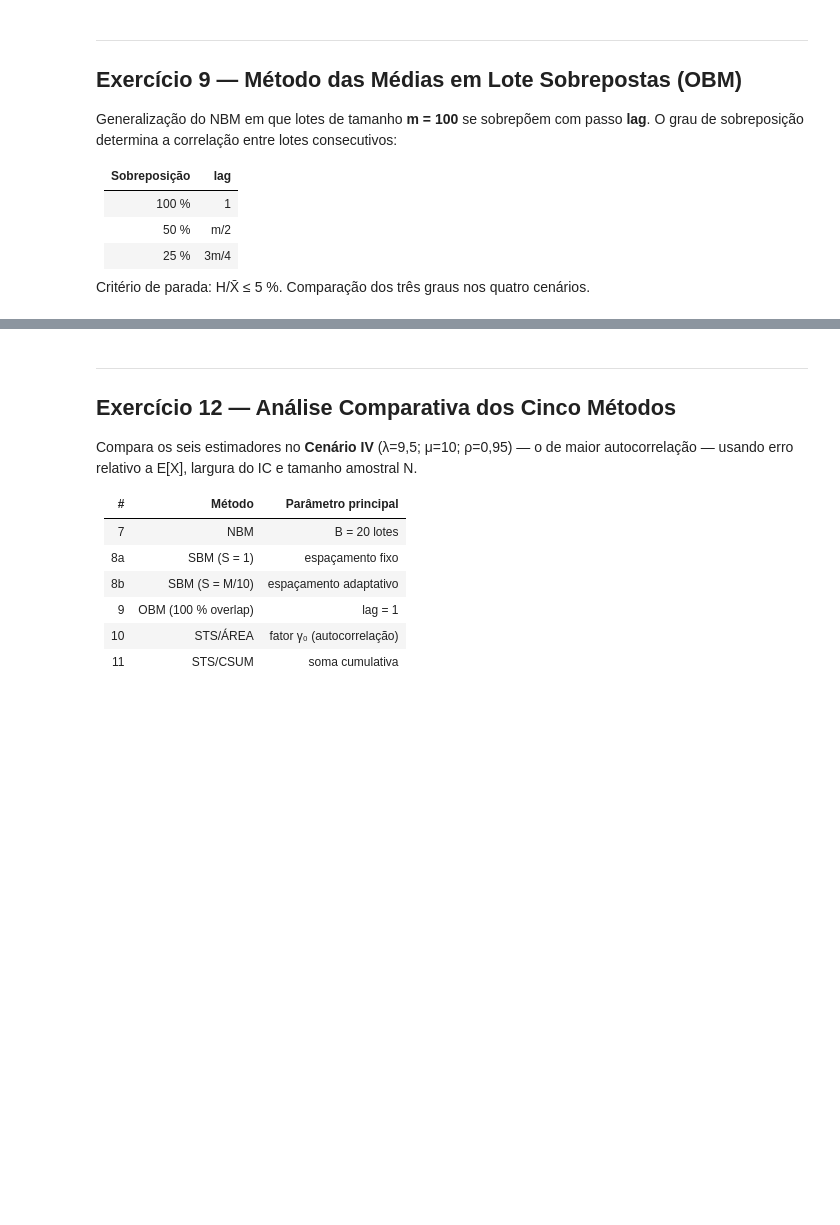
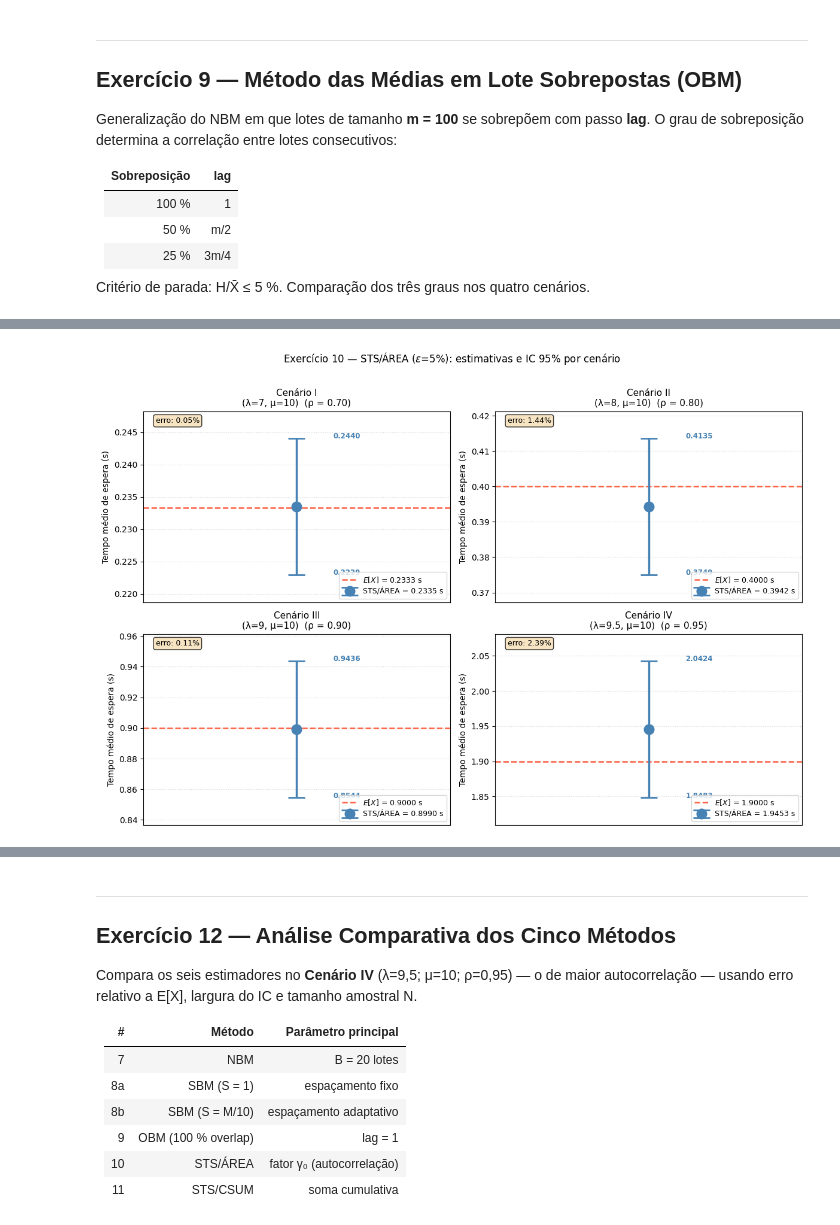
Before and after one commit to carolfmayca/avd-ram, a Jupyter notebook: mm1.ipynb, the cells around one changed output, grey strips where cells are left out. Drawn from its saved outputs; the diff is of its cells as text; code cells hidden in the pictures; blank space fills up the shorter version.

```diff
--- a/mm1.ipynb
+++ b/mm1.ipynb
@@ -863,7 +893,7 @@ scenarios = [(7.0, 10.0, "I"), (8.0, 10.0, "II"), (9.0, 10.0, "III"), (9.5, 10.0
 results = []
 for lam, mu, label in scenarios:
     results.append(
-        nbm_simulation(lam, mu, B=20, epsilon=0.05, seed=SEED + int(lam * 10))
+        nbm_simulation(lam, mu, B_init=20, epsilon=0.05, seed=SEED + int(lam * 10))
     )
 
 W = 10
@@ -1416,5 +1505,5 @@ def sts_area_simulation(lam, mu, epsilon=0.05, seed=None):
 # %%
-# lote = 100, M cresce de 10 em 10, ε = 5%, cenários I–IV
+# B = 20 lotes fixos, M cresce de 50 em 50, ε = 5%, cenários I–IV
 scenarios = [(7.0, 10.0, "I"), (8.0, 10.0, "II"), (9.0, 10.0, "III"), (9.5, 10.0, "IV")]
 
 results_sts = []
@@ -1422,7 +1511,7 @@ for lam, mu, label in scenarios:
     results_sts.append(sts_area_simulation(lam, mu, seed=SEED + int(lam * 10) + 200))
 
 W = 10
-header = f"{'Cenário':>9} │ {'ρ':^6} │ {'X̄(n)':^{W}} │ {'H':^{W}} │ {'IC (95 %)':^28} │ {'γ₀':^7} │ {'N':>9} │ {'d':>7}"
+header = f"{'Cenário':>9} │ {'ρ':^6} │ {'X̄(n)':^{W}} │ {'H':^{W}} │ {'IC (95 %)':^28} │ {'N':>9} │ {'d':>7}"
 sep = "─" * len(header)
 print(header)
 print(sep)
@@ -1431,7 +1520,7 @@ for r, (lam, mu, label) in zip(results_sts, scenarios):
     ic = f"[{r['ci_lower']:.6f} ; {r['ci_upper']:.6f}]"
     mark = "✓" if r["ci_contains_true"] else "✗"
     print(
-        f"{'  '+label:>9} │ {rho:^6.2f} │ {r['mean']:^{W}.6f} │ {r['half_width']:^{W}.6f} │ {ic:^28} │ {r['gamma_0']:^7.3f} │ {r['N']:>9,} │ {r['d']:>7,}  {mark}"
+        f"{'  '+label:>9} │ {rho:^6.2f} │ {r['mean']:^{W}.6f} │ {r['half_width']:^{W}.6f} │ {ic:^28} │ {r['N']:>9,} │ {r['d']:>7,}  {mark}"
     )
 
 # ── Gráfico ────────────────────────────────────────────────────────────────
@@ -1450,54 +1539,20 @@ for result, ax, slabel in zip(results_sts, axes, slabels):
     E_X = result["E_X_theoretical"]
     mean_est, H = result["mean"], result["half_width"]
 
-    ax.axhline(
-        E_X,
-        color="tomato",
-        linestyle="--",
-        linewidth=1.8,
-        label=rf"$E[X]$ = {E_X:.4f} s",
-        zorder=2,
-    )
-    ax.errorbar(
-        1,
-        mean_est,
-        yerr=H,
-        fmt="o",
-        color="steelblue",
-        markersize=12,
-        linewidth=2.5,
-        capsize=10,
-        capthick=2,
-        label=f"STS/ÁREA = {mean_est:.4f} s",
-        zorder=3,
-    )
-    ax.text(
-        1.12,
-        mean_est + H,
-        f"{mean_est+H:.4f}",
-        fontsize=8.5,
-        color="steelblue",
-        weight="bold",
-    )
-    ax.text(
-        1.12,
-        mean_est - H,
-        f"{mean_est-H:.4f}",
-        fontsize=8.5,
-        color="steelblue",
-        weight="bold",
-    )
+    ax.axhline(E_X, color="tomato", linestyle="--", linewidth=1.8,
+               label=rf"$E[X]$ = {E_X:.4f} s", zorder=2)
+    ax.errorbar(1, mean_est, yerr=H, fmt="o", color="steelblue",
+                markersize=12, linewidth=2.5, capsize=10, capthick=2,
+                label=f"STS/ÁREA = {mean_est:.4f} s", zorder=3)
+    ax.text(1.12, mean_est + H, f"{mean_est+H:.4f}", fontsize=8.5,
+            color="steelblue", weight="bold")
+    ax.text(1.12, mean_est - H, f"{mean_est-H:.4f}", fontsize=8.5,
+            color="steelblue", weight="bold")
 
     erro_rel = abs(mean_est - E_X) / E_X
-    ax.text(
-        0.04,
-        0.97,
-        f'erro: {erro_rel:.2%}\nγ₀={result["gamma_0"]:.3f}',
-        transform=ax.transAxes,
-        fontsize=9,
-        va="top",
-        bbox=dict(boxstyle="round", fc="wheat", alpha=0.8),
-    )
+    ax.text(0.04, 0.97, f"erro: {erro_rel:.2%}",
+            transform=ax.transAxes, fontsize=9, va="top",
+            bbox=dict(boxstyle="round", fc="wheat", alpha=0.8))
     ax.set_xlim(0.5, 1.5)
     ax.set_xticks([])
     ax.set_ylabel("Tempo médio de espera (s)", fontsize=10)
@@ -1509,18 +1564,14 @@ for result, ax, slabel in zip(results_sts, axes, slabels):
 
 fig.suptitle(
     r"Exercício 10 — STS/ÁREA ($\varepsilon$=5%): estimativas e IC 95% por cenário",
-    fontsize=12,
-    y=1.01,
+    fontsize=12, y=1.01,
 )
 fig.tight_layout()
 fig.savefig("imgs/exercicio10.png", dpi=150, bbox_inches="tight")
 plt.show()
 
-display(
-    Markdown(
-        rf"> **STS/ÁREA**: γ₀ cresce acentuadamente com ρ — de "
-        rf"γ₀={results_sts[0]['gamma_0']:.2f} (ρ=0,70) a "
-        rf"γ₀={results_sts[3]['gamma_0']:.2f} (ρ=0,95) —, refletindo a forte autocorrelação "
-        rf"em carga elevada. O método calibra o IC para essa dependência."
-    )
-)
+display(Markdown(
+    rf"> **STS/ÁREA**: IC via área geométrica dos lotes (Shapiro-Wilk para normalidade). "
+    rf"Cenário IV: N={results_sts[3]['N']:,} obs, tamanho de lote M={results_sts[3]['batch_size']}."
+))
+# %% [output]
@@ -1526,0 +1584 @@ display(
+[figure, added]
```
Also changed, not shown: parts of 22 cells of this notebook, 11 other files.
